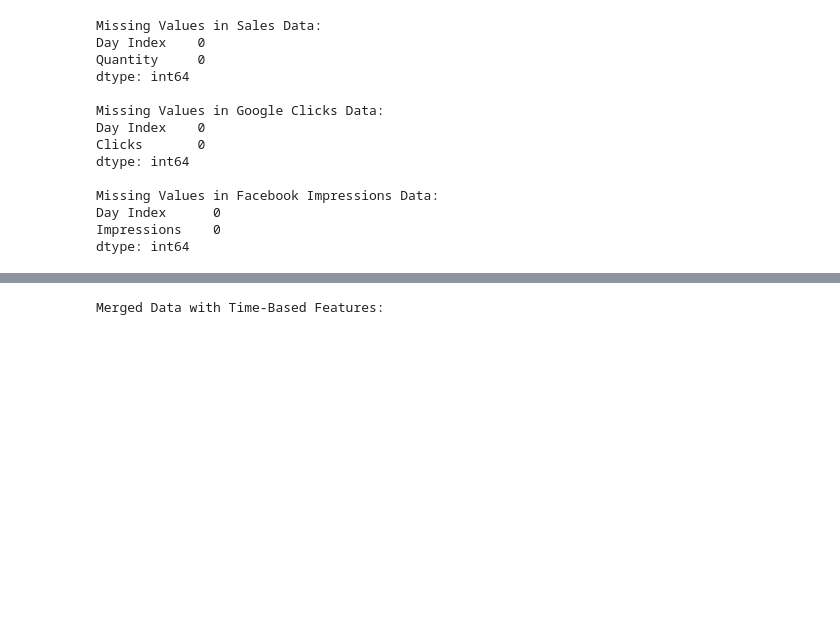
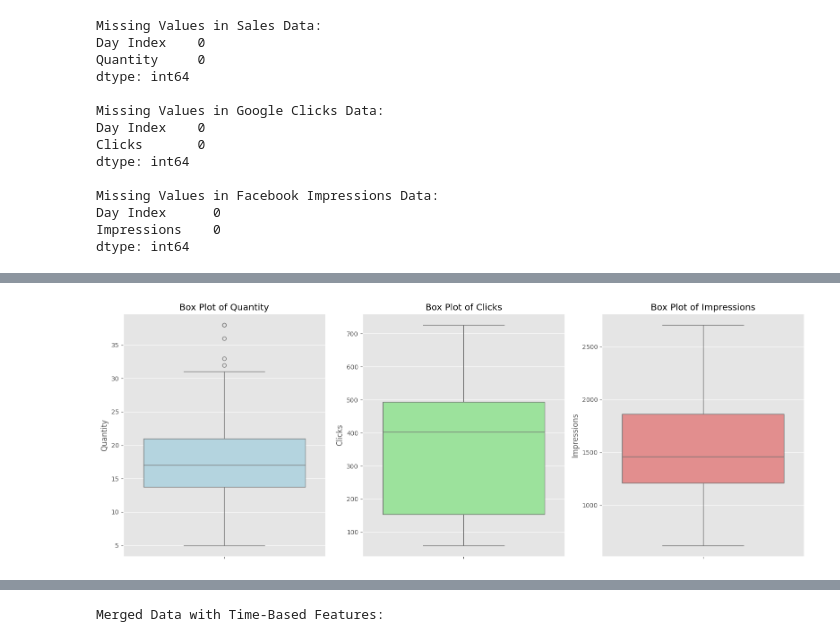
Before and after one commit to Saket22-CS/Saket-Infosys-Nov24, a Jupyter notebook: FutureCart_Infosys.ipynb, the cells around one changed output, grey strips where cells are left out. Drawn from its saved outputs; the diff is of its cells as text; code cells hidden in the pictures; blank space fills up the shorter version.

Commit message:
Added more Details and Plots

```diff
--- a/FutureCart_Infosys.ipynb
+++ b/FutureCart_Infosys.ipynb
@@ -293,0 +298,27 @@ dtype: int64
+# %%
+# Setting up the figure size for box plots
+plt.figure(figsize=(16, 6))
+
+# Plotting box plot for Quantity data
+plt.subplot(1, 3, 1)
+sns.boxplot(data=merged_data, y='Quantity', color='lightblue')
+plt.title('Box Plot of Quantity')
+plt.ylabel('Quantity')
+
+# Plotting box plot for Clicks data
+plt.subplot(1, 3, 2)
+sns.boxplot(data=merged_data, y='Clicks', color='lightgreen')
+plt.title('Box Plot of Clicks')
+plt.ylabel('Clicks')
+
+# Plotting box plot for Impressions data
+plt.subplot(1, 3, 3)
+sns.boxplot(data=merged_data, y='Impressions', color='lightcoral')
+plt.title('Box Plot of Impressions')
+plt.ylabel('Impressions')
+
+# Adjusting layout
+plt.tight_layout()
+plt.show()
+# %% [output]
+[figure, added]
```
Also changed, not shown: parts of 15 cells of this notebook.
